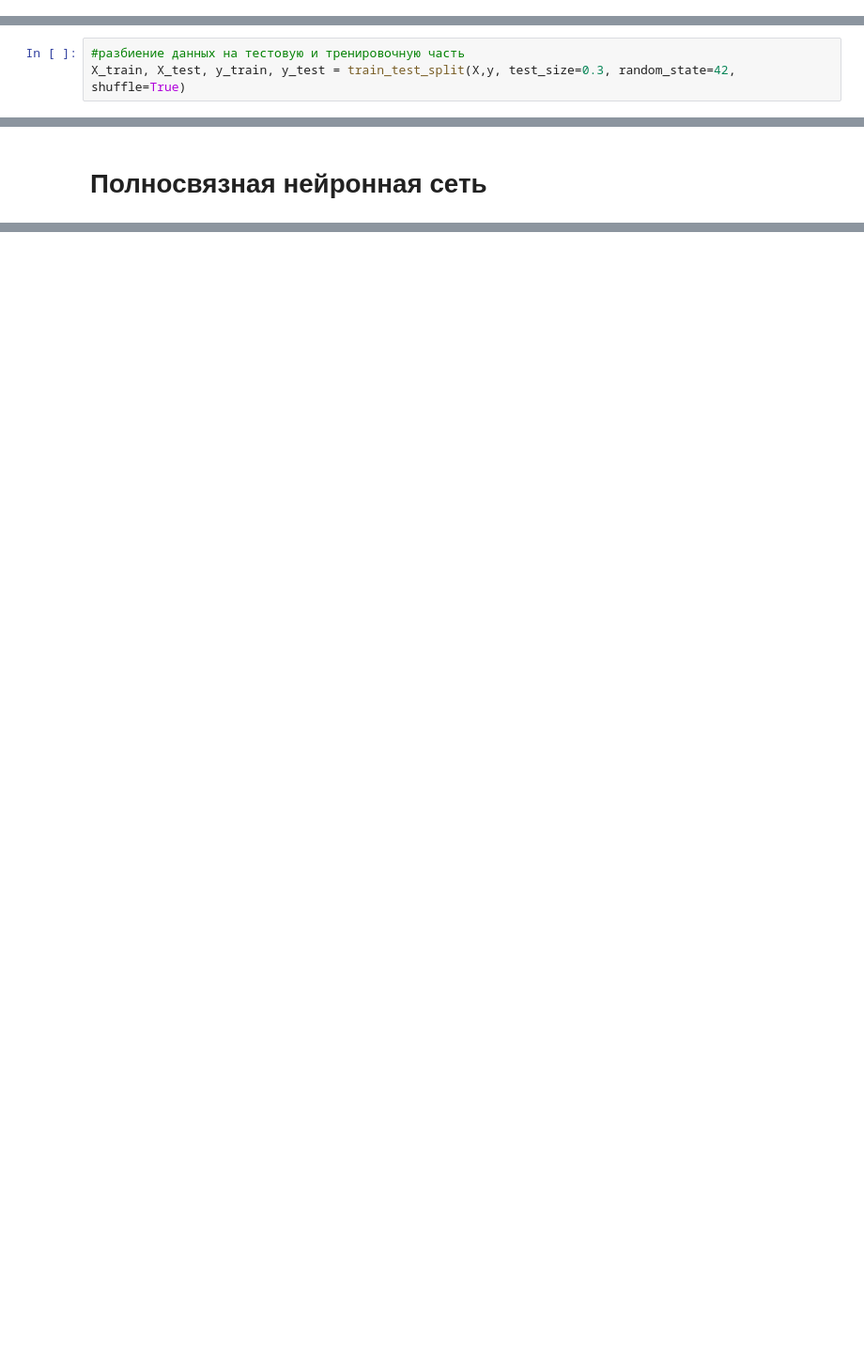
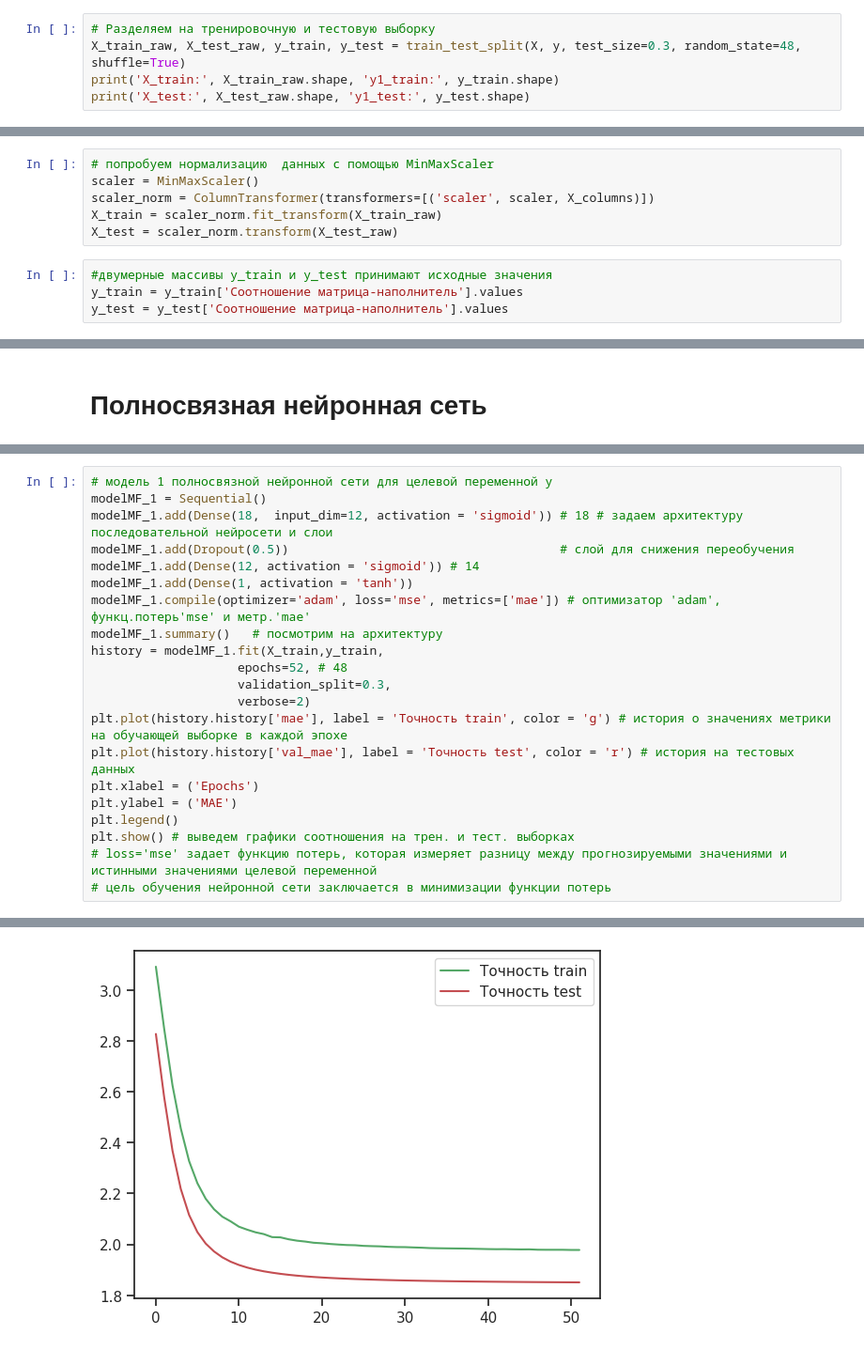
Before and after one commit to maaliskuussa/DS_course_BMSTU2023, a Jupyter notebook: Neural_net.ipynb, the cells around one changed output, grey strips where cells are left out. Shown at 94% size. Saved outputs shown, nothing was run; the diff lists cells and outputs as text; blank space fills up the shorter version.

```diff
--- a/Neural_net.ipynb
+++ b/Neural_net.ipynb
@@ -65,0 +88,5 @@ df.head()
+# %%
+# Разделяем на тренировочную и тестовую выборку
+X_train_raw, X_test_raw, y_train, y_test = train_test_split(X, y, test_size=0.3, random_state=48, shuffle=True)
+print('X_train:', X_train_raw.shape, 'y1_train:', y_train.shape)
+print('X_test:', X_test_raw.shape, 'y1_test:', y_test.shape)
@@ -65,0 +103,10 @@ df.head()
+# %%
+# попробуем нормализацию  данных с помощью MinMaxScaler
+scaler = MinMaxScaler()
+scaler_norm = ColumnTransformer(transformers=[('scaler', scaler, X_columns)])
+X_train = scaler_norm.fit_transform(X_train_raw)
+X_test = scaler_norm.transform(X_test_raw)
+# %%
+#двумерные массивы y_train и y_test принимают исходные значения
+y_train = y_train['Соотношение матрица-наполнитель'].values
+y_test = y_test['Соотношение матрица-наполнитель'].values
@@ -101,3 +227,0 @@ X.head(5).style\
-# %%
-#разбиение данных на тестовую и тренировочную часть
-X_train, X_test, y_train, y_test = train_test_split(X,y, test_size=0.3, random_state=42, shuffle=True)
@@ -768,0 +232,22 @@ WARNING:absl:Found untraced functions such as _update_step_xla while saving (sho
+# %%
+# модель 1 полносвязной нейронной сети для целевой переменной y
+modelMF_1 = Sequential()
+modelMF_1.add(Dense(18,  input_dim=12, activation = 'sigmoid')) # 18 # задаем архитектуру последовательной нейросети и слои
+modelMF_1.add(Dropout(0.5))                                     # слой для снижения переобучения
+modelMF_1.add(Dense(12, activation = 'sigmoid')) # 14
+modelMF_1.add(Dense(1, activation = 'tanh'))
+modelMF_1.compile(optimizer='adam', loss='mse', metrics=['mae']) # оптимизатор 'adam', функц.потерь'mse' и метр.'mae'
+modelMF_1.summary()   # посмотрим на архитектуру
+history = modelMF_1.fit(X_train,y_train,
+                    epochs=52, # 48
+                    validation_split=0.3,
+                    verbose=2)
+plt.plot(history.history['mae'], label = 'Точность train', color = 'g') # история о значениях метрики на обучающей выборке в каждой эпохе
+plt.plot(history.history['val_mae'], label = 'Точность test', color = 'r') # история на тестовых данных
+plt.xlabel = ('Epochs')
+plt.ylabel = ('MAE')
+plt.legend()
+plt.show() # выведем графики соотношения на трен. и тест. выборках
+# loss='mse' задает функцию потерь, которая измеряет разницу между прогнозируемыми значениями и истинными значениями целевой переменной
+# цель обучения нейронной сети заключается в минимизации функции потерь
+# %% [output]
@@ -768,0 +271 @@ WARNING:absl:Found untraced functions such as _update_step_xla while saving (sho
+[figure, added]
```
Also changed, not shown: parts of 106 cells of this notebook.
